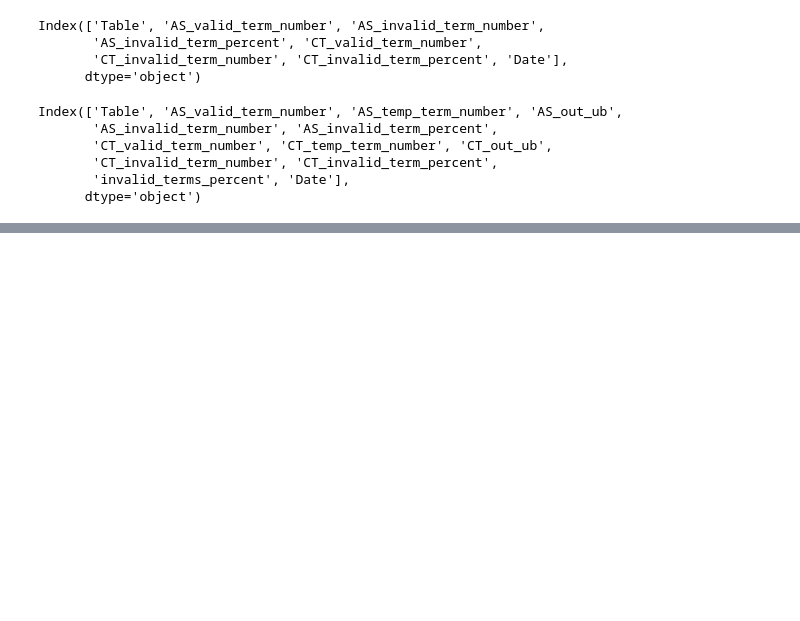
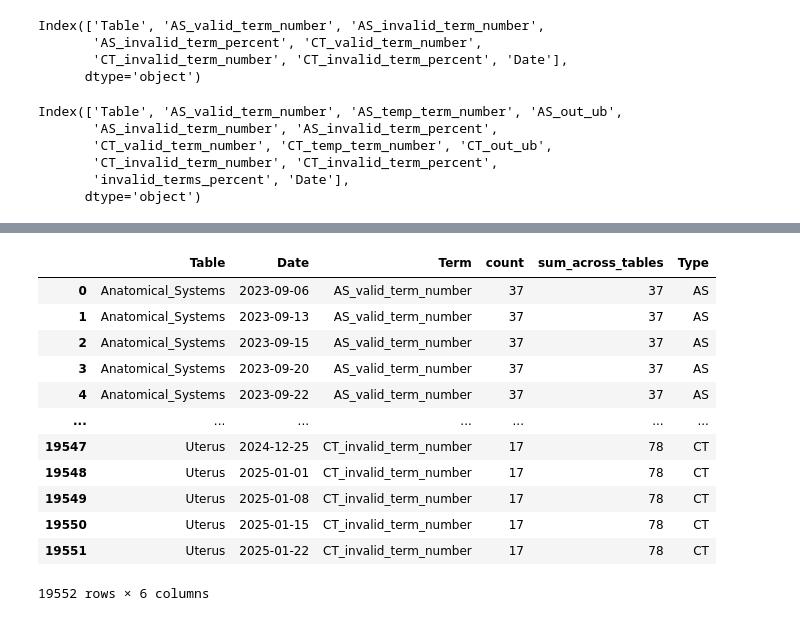
Before and after one commit to cns-iu/hra-kg-supporting-information, a Jupyter notebook: notebooks/hra-kg-technical-validation.ipynb, the cells around one changed output, grey strips where cells are left out. Saved outputs shown, nothing was run; the diff lists cells and outputs as text; code cells hidden in the pictures; blank space fills up the shorter version.

```diff
--- a/notebooks/hra-kg-technical-validation.ipynb
+++ b/notebooks/hra-kg-technical-validation.ipynb
@@ -434,0 +415,16 @@ plt.show()
+# %%
+merged_df_long
+# %% [output]
+|  | Table | Date | Term | count | sum_across_tables | Type |
+| 0 | Anatomical_Systems | 2023-09-06 | AS_valid_term_number | 37 | 37 | AS |
+| 1 | Anatomical_Systems | 2023-09-13 | AS_valid_term_number | 37 | 37 | AS |
+| 2 | Anatomical_Systems | 2023-09-15 | AS_valid_term_number | 37 | 37 | AS |
+| 3 | Anatomical_Systems | 2023-09-20 | AS_valid_term_number | 37 | 37 | AS |
+| 4 | Anatomical_Systems | 2023-09-22 | AS_valid_term_number | 37 | 37 | AS |
+| ... | ... | ... | ... | ... | ... | ... |
+| 19547 | Uterus | 2024-12-25 | CT_invalid_term_number | 17 | 78 | CT |
+| 19548 | Uterus | 2025-01-01 | CT_invalid_term_number | 17 | 78 | CT |
+| 19549 | Uterus | 2025-01-08 | CT_invalid_term_number | 17 | 78 | CT |
+| 19550 | Uterus | 2025-01-15 | CT_invalid_term_number | 17 | 78 | CT |
+| 19551 | Uterus | 2025-01-22 | CT_invalid_term_number | 17 | 78 | CT |
+19552 rows × 6 columns
```
Also changed, not shown: parts of 10 cells of this notebook.
